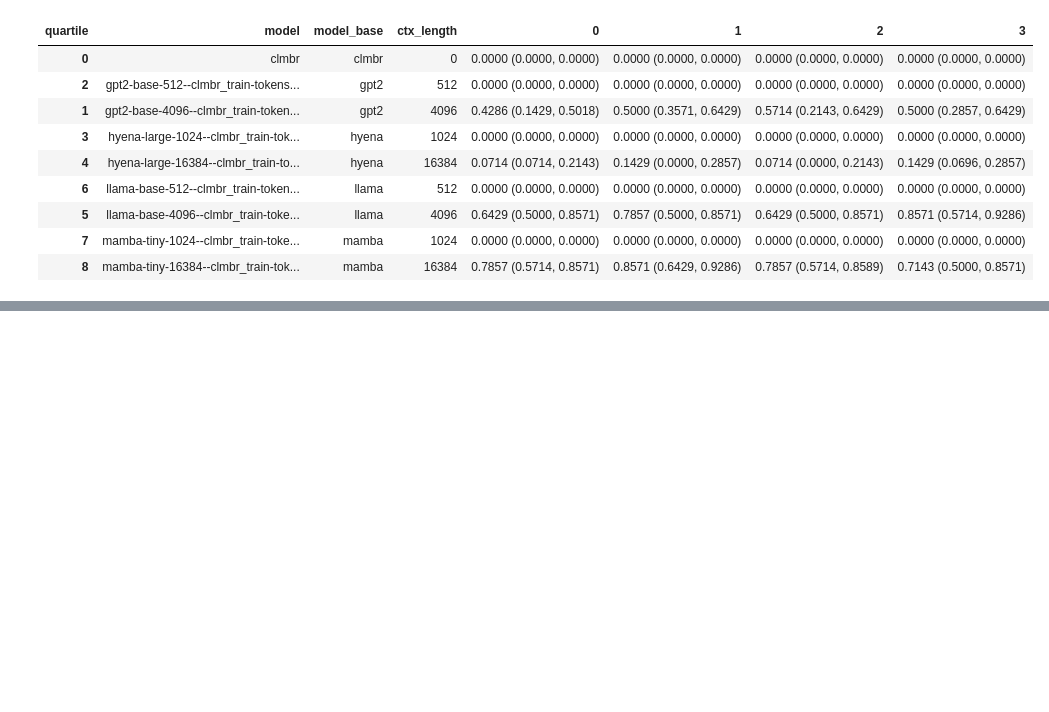
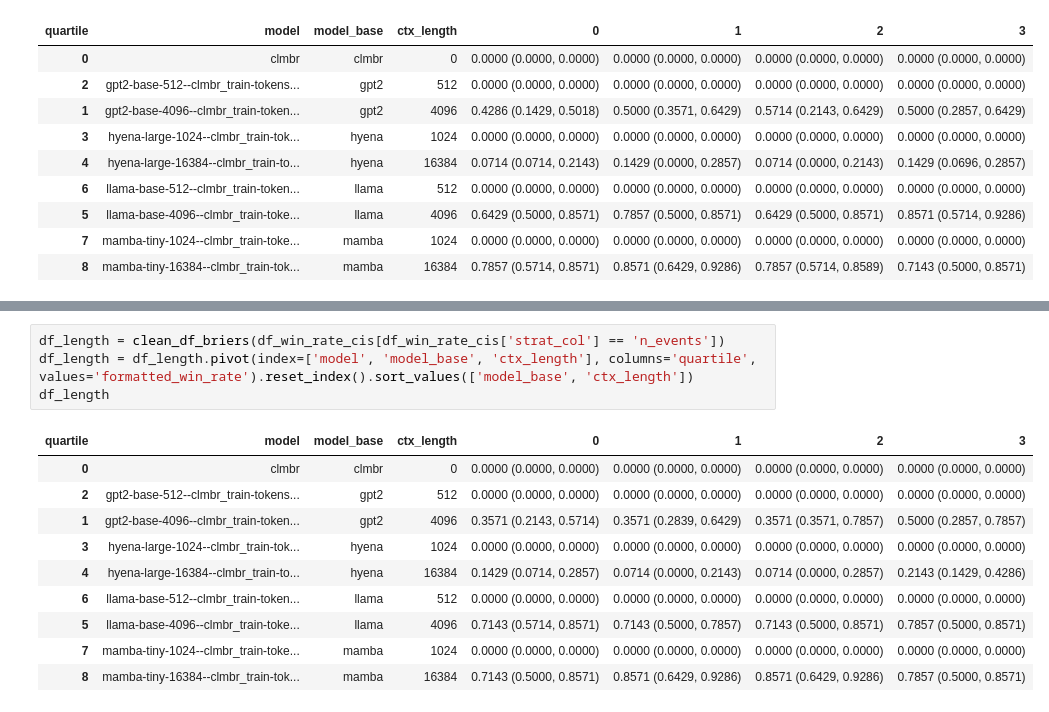
Before and after one commit to som-shahlab/hf_ehr, a Jupyter notebook: hf_ehr/notebooks/ehrshot/ehrshot_results_stratification.ipynb, the cells around one changed output, grey strips where cells are left out. Drawn from its saved outputs; the diff is of its cells as text; blank space fills up the shorter version.

Commit message:
brier scores

```diff
--- a/hf_ehr/notebooks/ehrshot/ehrshot_results_stratification.ipynb
+++ b/hf_ehr/notebooks/ehrshot/ehrshot_results_stratification.ipynb
@@ -760,0 +635,15 @@ df_t_test_results_high_low[df_t_test_results_high_low['p_value'] < 0.05]
+# %%
+df_length = clean_df_briers(df_win_rate_cis[df_win_rate_cis['strat_col'] == 'n_events'])
+df_length = df_length.pivot(index=['model', 'model_base', 'ctx_length'], columns='quartile', values='formatted_win_rate').reset_index().sort_values(['model_base', 'ctx_length'])
+df_length
+# %% [output]
+| quartile | model | model_base | ctx_length | 0 | 1 | 2 | 3 |
+| 0 | clmbr | clmbr | 0 | 0.0000 (0.0000, 0.0000) | 0.0000 (0.0000, 0.0000) | 0.0000 (0.0000, 0.0000) | 0.0000 (0.0000, 0.0000) |
+| 2 | gpt2-base-512--clmbr_train-tokens... | gpt2 | 512 | 0.0000 (0.0000, 0.0000) | 0.0000 (0.0000, 0.0000) | 0.0000 (0.0000, 0.0000) | 0.0000 (0.0000, 0.0000) |
+| 1 | gpt2-base-4096--clmbr_train-token... | gpt2 | 4096 | 0.3571 (0.2143, 0.5714) | 0.3571 (0.2839, 0.6429) | 0.3571 (0.3571, 0.7857) | 0.5000 (0.2857, 0.7857) |
+| 3 | hyena-large-1024--clmbr_train-tok... | hyena | 1024 | 0.0000 (0.0000, 0.0000) | 0.0000 (0.0000, 0.0000) | 0.0000 (0.0000, 0.0000) | 0.0000 (0.0000, 0.0000) |
+| 4 | hyena-large-16384--clmbr_train-to... | hyena | 16384 | 0.1429 (0.0714, 0.2857) | 0.0714 (0.0000, 0.2143) | 0.0714 (0.0000, 0.2857) | 0.2143 (0.1429, 0.4286) |
+| 6 | llama-base-512--clmbr_train-token... | llama | 512 | 0.0000 (0.0000, 0.0000) | 0.0000 (0.0000, 0.0000) | 0.0000 (0.0000, 0.0000) | 0.0000 (0.0000, 0.0000) |
+| 5 | llama-base-4096--clmbr_train-toke... | llama | 4096 | 0.7143 (0.5714, 0.8571) | 0.7143 (0.5000, 0.7857) | 0.7143 (0.5000, 0.8571) | 0.7857 (0.5000, 0.8571) |
+| 7 | mamba-tiny-1024--clmbr_train-toke... | mamba | 1024 | 0.0000 (0.0000, 0.0000) | 0.0000 (0.0000, 0.0000) | 0.0000 (0.0000, 0.0000) | 0.0000 (0.0000, 0.0000) |
+| 8 | mamba-tiny-16384--clmbr_train-tok... | mamba | 16384 | 0.7143 (0.5000, 0.8571) | 0.8571 (0.6429, 0.9286) | 0.8571 (0.6429, 0.9286) | 0.7857 (0.5000, 0.8571) |
```
Also changed, not shown: parts of 10 cells of this notebook, 1 other file.
